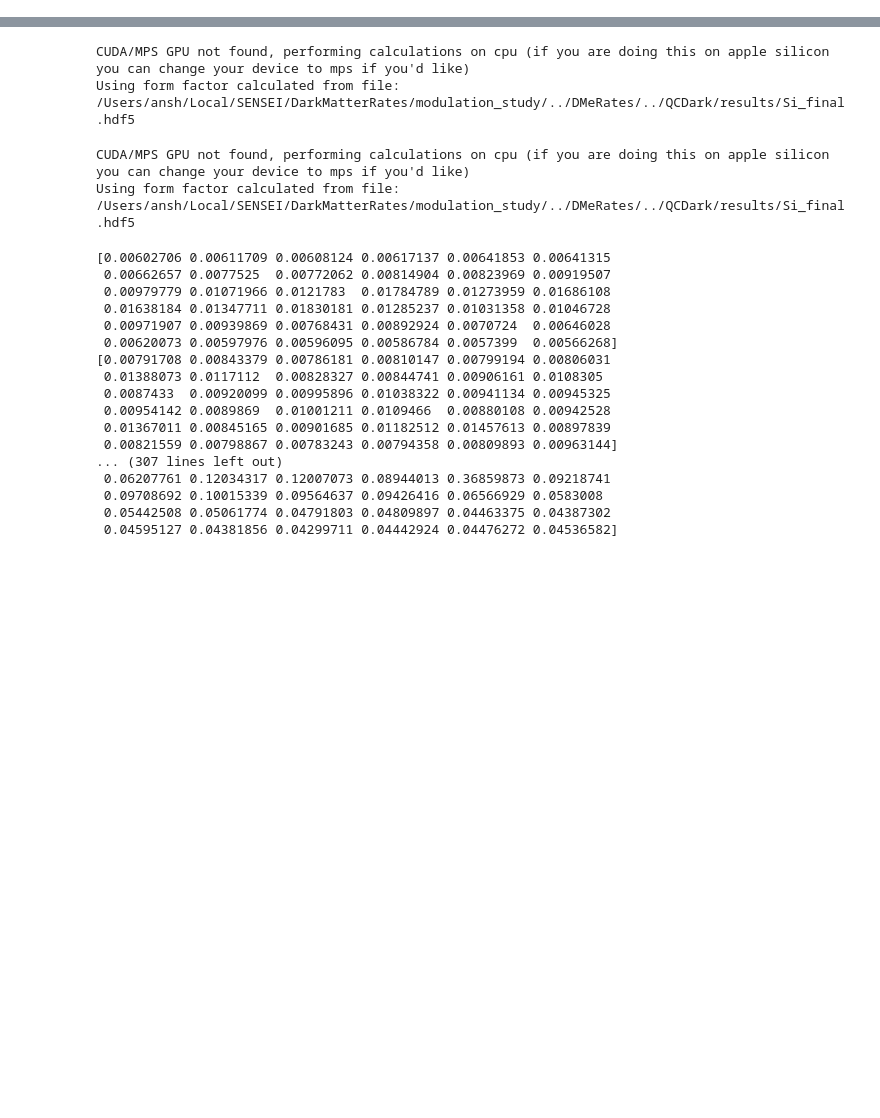
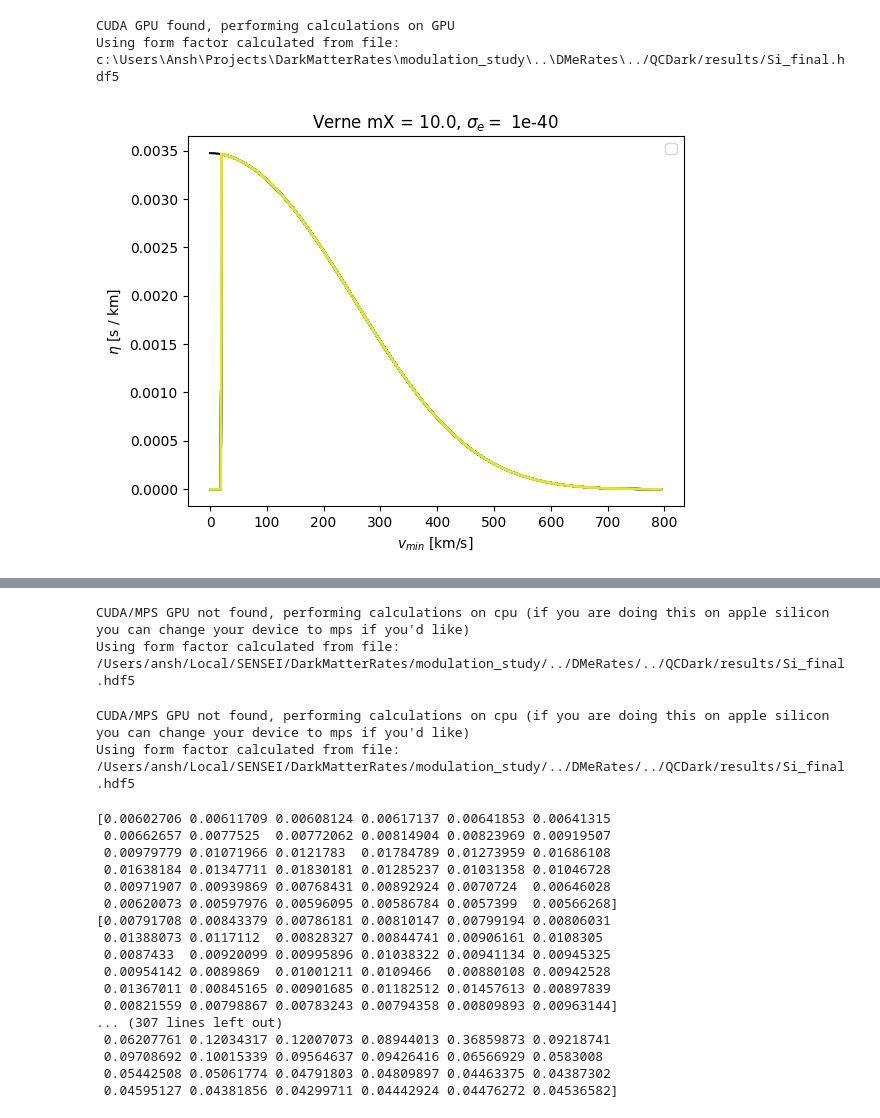
Before and after one commit to ande8412/DarkMatterRates, a Jupyter notebook: modulation_study/modulation_rates_generating.ipynb, the cells around one changed output, grey strips where cells are left out. Drawn from its saved outputs; the diff is of its cells as text; code cells hidden in the pictures; blank space fills up the shorter version.

Commit message:
some plotting code for verne investigation

```diff
--- a/modulation_study/modulation_rates_generating.ipynb
+++ b/modulation_study/modulation_rates_generating.ipynb
@@ -3 +4,47 @@ from Modulation import get_modulated_rates
+# %%
+import sys
+sys.path.append('..')
+import numpy as np
+import torch
+import DMeRates
+import DMeRates.DMeRate as DMeRate
+import matplotlib.pyplot as plt
+import matplotlib
+
+cmap = plt.get_cmap('viridis')
+norm = plt.Normalize(0,36)
+
+
+dmrates = DMeRate.DMeRate('Si',QEDark=False)
+test_cs = 1e-40
+dmrates.update_crosssection(test_cs)
+test_mX= 10.
+FDMn = 2
+isoangles = np.arange(36)
+
+vmax = dmrates.vEarth + dmrates.vEscape
+vMins = torch.linspace(0,vmax,1000)
+vMins_plot = np.linspace(0,vmax,1000) / (nu.km / nu.s)
+plt.figure()
+plt.ylabel("$\eta$ [s / km]")
+plt.xlabel('$v_{min}$ [km/s]')
+dmrates.setup_halo_data(test_mX,FDMn,'shm')
+
+eta_shm = dmrates.get_halo_data(vMins,'shm',halo_id_params=None).flatten()  / (nu.s / nu.km)
+eta_shm = eta_shm.cpu()
+plt.plot(vMins_plot,eta_shm,color='black')
+for iso in isoangles:
+    dmrates.setup_halo_data(test_mX,FDMn,'modulated',isoangle=iso,useVerne=True)
+    eta = dmrates.get_halo_data(vMins,'modulated',halo_id_params=None).flatten()  / (nu.s / nu.km)
+    eta = eta.cpu()
+    line_color = cmap(norm(iso))
+    plt.plot(vMins_plot,eta,color=line_color)
+plt.legend()
+plt.title(f'Verne mX = {test_mX}, $\sigma_e =$ {test_cs}')
+plt.show()
+plt.close()
+# %% [output]
+CUDA GPU found, performing calculations on GPU
+Using form factor calculated from file: c:\Users\Ansh\Projects\DarkMatterRates\modulation_study\..\DMeRates\../QCDark/results/Si_final.hdf5
+[figure, added]
 # %%
```
Also changed, not shown: parts of 3 cells of this notebook, 1 other file.
